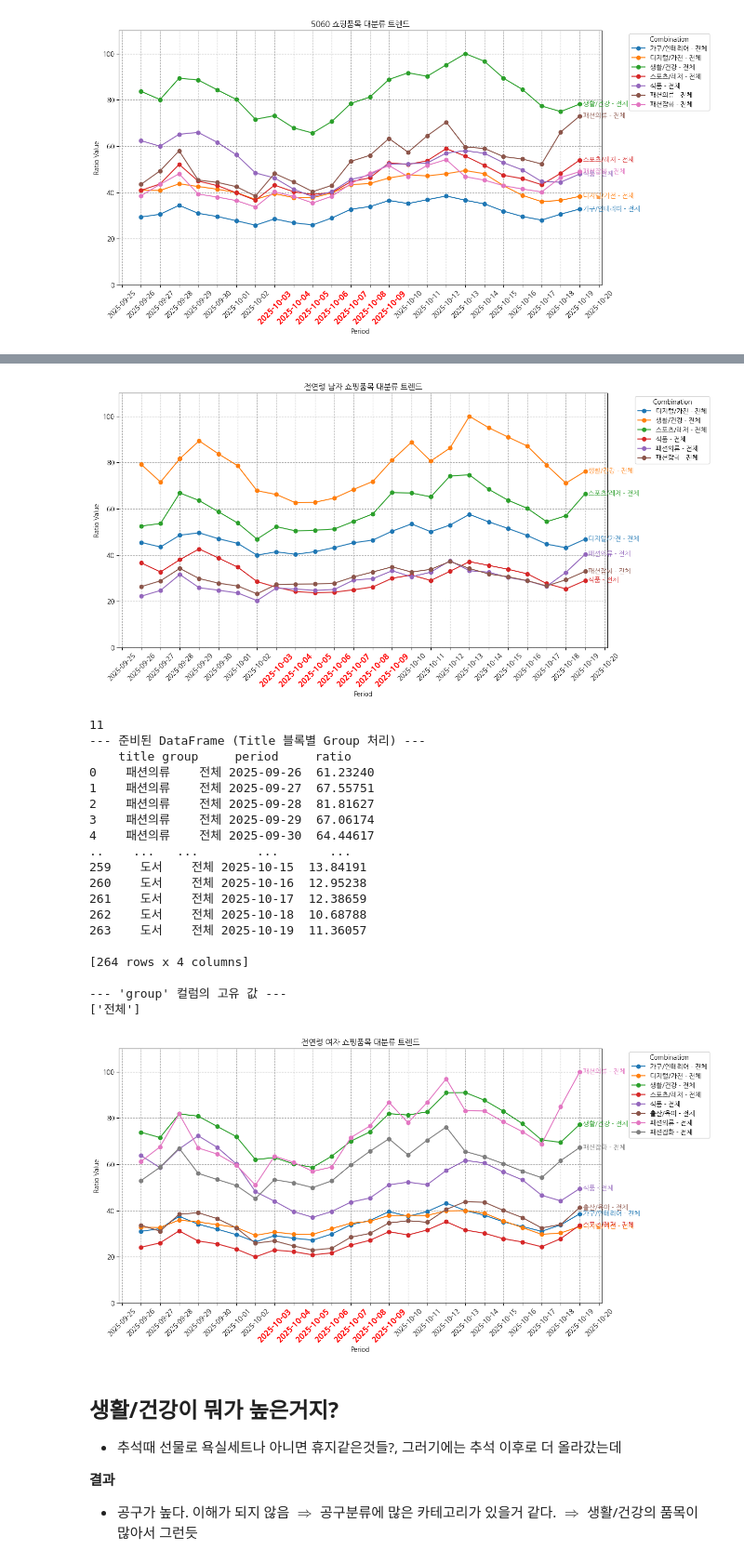
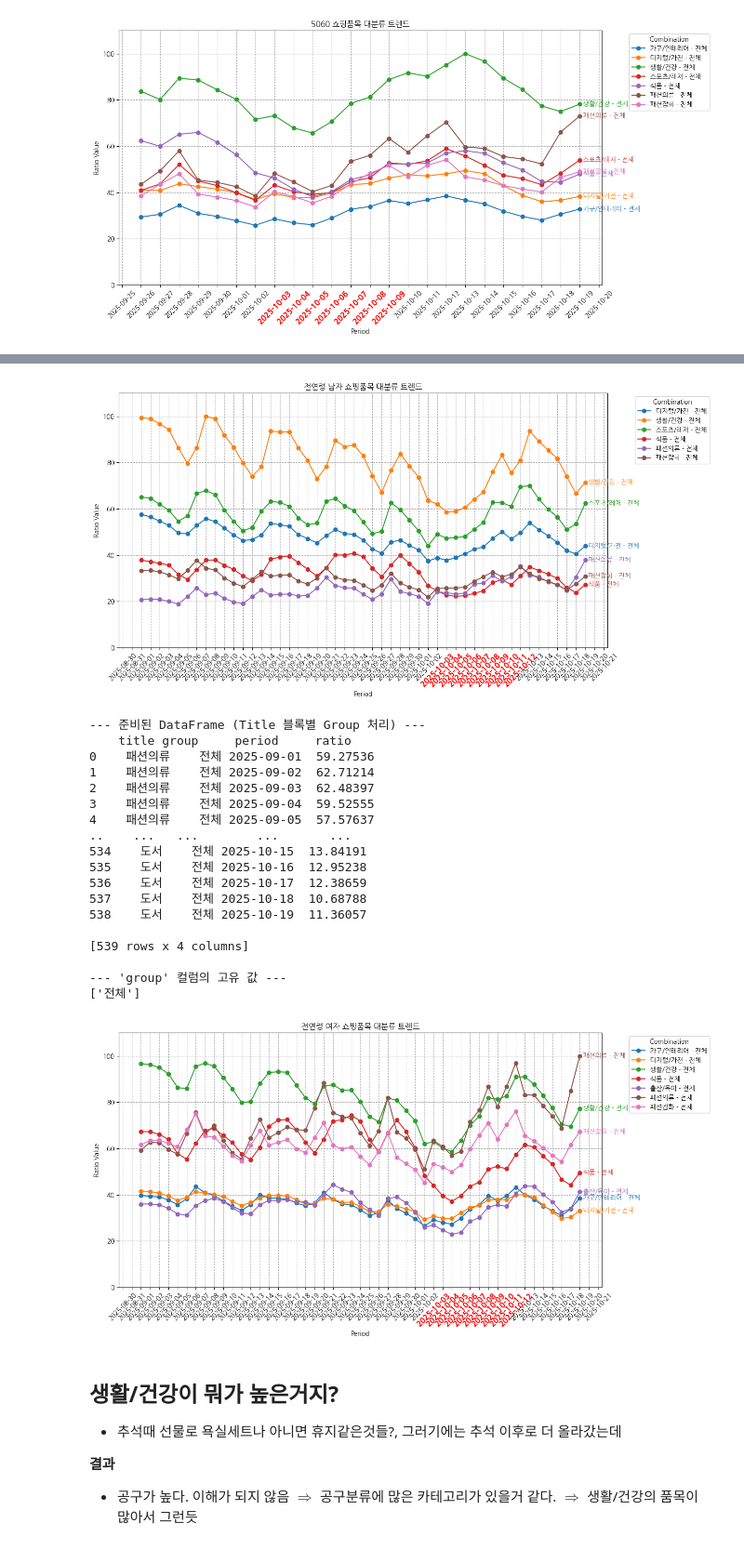
Before and after one commit to addinedu-ros-11th/eda-repo-2, a Jupyter notebook: ShoppingList/visualization.ipynb, the cells around one changed output, grey strips where cells are left out. Shown at 93% size. Drawn from its saved outputs; the diff is of its cells as text; code cells hidden in the pictures.

Commit message:
fix to deal with overlap name issue, finish a life category part

```diff
--- a/ShoppingList/visualization.ipynb
+++ b/ShoppingList/visualization.ipynb
@@ -38,7 +38,7 @@ df_category[df_category['level']==1]
 | 5172 | 50000010 | 0 | 면세점 | 1 |
 | 5275 | 50005542 | 0 | 도서 | 1 |
 # %%
-def draw_shopping_plot(search_cat, startdate, enddate, title, threshold=30, output = 'output/res_temp.json', gender:str="", ages:list=[]):
+def draw_shopping_plot(search_cat, startdate, enddate, title, threshold=30, output = 'output/res_temp.json', gender:str="", ages:list=[], device=""):
  # 음식 카테고리
     if isinstance(search_cat, pd.DataFrame):
         search_cat['param'] = search_cat['id'].astype(str).apply(lambda x: [x])
@@ -46,8 +46,7 @@ def draw_shopping_plot(search_cat, startdate, enddate, title, threshold=30, outp
         # b = search_cat[['id','name']].to_dict('tight')
         # to_be_found = np.array(b['data'])
         # test_category_list = napi.listToCategoryDict(to_be_found)
-        print(len(test_category_list))
-        res = napi.createTrendData(client_id, client_secret, test_category_list, startdate, enddate, gender=gender, ages=ages)
+        res = napi.createTrendData(client_id, client_secret, test_category_list, startdate, enddate, gender=gender, ages=ages, device=device)
 
         with open(output, 'w', encoding='utf-8') as f:
                     json.dump(res, f, ensure_ascii=False, indent=4)
@@ -232,13 +239,21 @@ res_age5060 = draw_shopping_plot(output, "2025-09-26", "2025-10-19", '5060 쇼
 search_cat = df_category[(df_category['level'] == 1) & (df_category['name'] != '면세점')].copy()
 #print(search_cat)
 
-output = 'output/res_allAgeM.json'
+# output = 'output/res_allAgeM.json'
+# title = '전연령 남자 쇼핑품목 대분류 트렌드'
+# res_allAgeM = draw_shopping_plot(search_cat, "2025-09-26", "2025-10-19", title=title,output=output, gender='m')
+# #res_allAgeM = draw_shopping_plot(output, "2025-09-26", "2025-10-19", title=title)
+output = 'output/res_allAgeM01.json'
 title = '전연령 남자 쇼핑품목 대분류 트렌드'
-res_allAgeM = draw_shopping_plot(search_cat, "2025-09-26", "2025-10-19", title=title,output=output, gender='m')
-#res_allAgeM = draw_shopping_plot(output, "2025-09-26", "2025-10-19", title=title)
+#res_allAgeM = draw_shopping_plot(search_cat, "2025-09-01", "2025-10-19", title=title,output=output, gender='m')
+res_allAgeM = draw_shopping_plot(output, "2025-09-01", "2025-10-19", title=title)
 
-output = 'output/res_allAgeF.json'
+# output = 'output/res_allAgeF.json'
+# title = '전연령 여자 쇼핑품목 대분류 트렌드'
+# res_allAgeF= draw_shopping_plot(search_cat, "2025-09-26", "2025-10-19", title=title ,output=output,gender='f')
+# #res_allAgeF = draw_shopping_plot(output, "2025-09-26", "2025-10-19", title=title)
+output = 'output/res_allAgeF01.json'
 title = '전연령 여자 쇼핑품목 대분류 트렌드'
-res_allAgeF= draw_shopping_plot(search_cat, "2025-09-26", "2025-10-19", title=title ,output=output,gender='f')
-#res_allAgeF = draw_shopping_plot(output, "2025-09-26", "2025-10-19", title=title)
+#res_allAgef = draw_shopping_plot(search_cat, "2025-09-01", "2025-10-19", title=title,output=output, gender='f')
+res_allAgef = draw_shopping_plot(output, "2025-09-01", "2025-10-19", title=title, threshold=40)
 # %% [output]
@@ -261,27 +275,26 @@ res_allAgeF= draw_shopping_plot(search_cat, "2025-09-26", "2025-10-19", title=ti
 
 --- 'group' 컬럼의 고유 값 ---
 ['전체']
-[figure, old version]
+[figure, new version]
-11
 --- 준비된 DataFrame (Title 블록별 Group 처리) ---
     title group     period     ratio
-0    패션의류    전체 2025-09-26  61.23240
-1    패션의류    전체 2025-09-27  67.55751
-2    패션의류    전체 2025-09-28  81.81627
-3    패션의류    전체 2025-09-29  67.06174
-4    패션의류    전체 2025-09-30  64.44617
+0    패션의류    전체 2025-09-01  59.27536
+1    패션의류    전체 2025-09-02  62.71214
+2    패션의류    전체 2025-09-03  62.48397
+3    패션의류    전체 2025-09-04  59.52555
+4    패션의류    전체 2025-09-05  57.57637
 ..    ...   ...        ...       ...
-259    도서    전체 2025-10-15  13.84191
-260    도서    전체 2025-10-16  12.95238
-261    도서    전체 2025-10-17  12.38659
-262    도서    전체 2025-10-18  10.68788
-263    도서    전체 2025-10-19  11.36057
+534    도서    전체 2025-10-15  13.84191
+535    도서    전체 2025-10-16  12.95238
+536    도서    전체 2025-10-17  12.38659
+537    도서    전체 2025-10-18  10.68788
+538    도서    전체 2025-10-19  11.36057
 
-[264 rows x 4 columns]
+[539 rows x 4 columns]
 
 --- 'group' 컬럼의 고유 값 ---
 ['전체']
-[figure, old version]
+[figure, new version]
 # %% [markdown]
 ## 생활/건강이 뭐가 높은거지?
 - 추석때 선물로 욕실세트나 아니면 휴지같은것들?, 그러기에는 추석 이후로 더 올라갔는데
```
Also changed, not shown: parts of 10 cells of this notebook, 1 other file.
